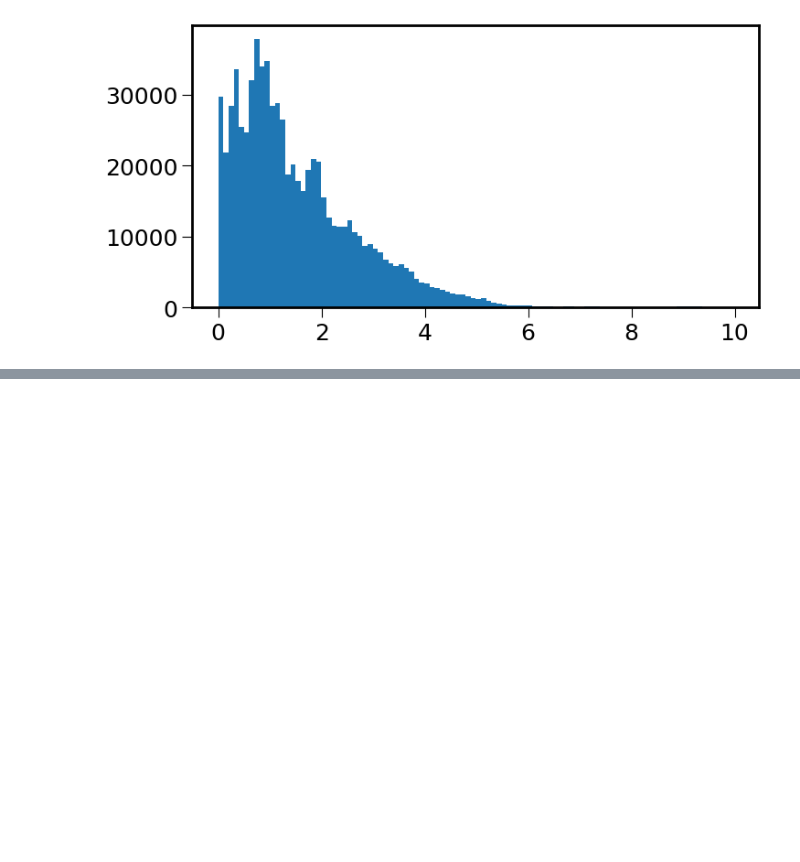
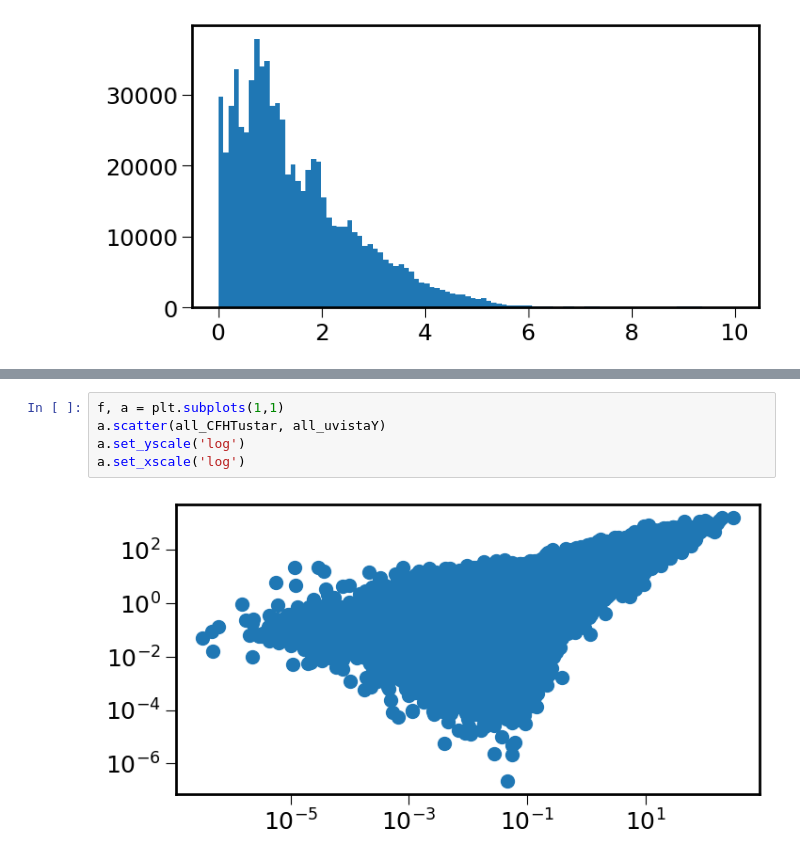
Before and after one commit to JospehCeh/lephare_cosmos, a Jupyter notebook: read_COSMOS2020.ipynb, the cells around one changed output, grey strips where cells are left out. Drawn from its saved outputs; the diff is of its cells as text; blank space fills up the shorter version.

```diff
--- a/read_COSMOS2020.ipynb
+++ b/read_COSMOS2020.ipynb
@@ -165,0 +225,7 @@ plt.hist(data['lp_zBEST'], bins=100)
+# %%
+f, a = plt.subplots(1,1)
+a.scatter(all_CFHTustar, all_uvistaY)
+a.set_yscale('log')
+a.set_xscale('log')
+# %% [output]
+[figure, added]
```
Also changed, not shown: parts of 14 cells of this notebook.
